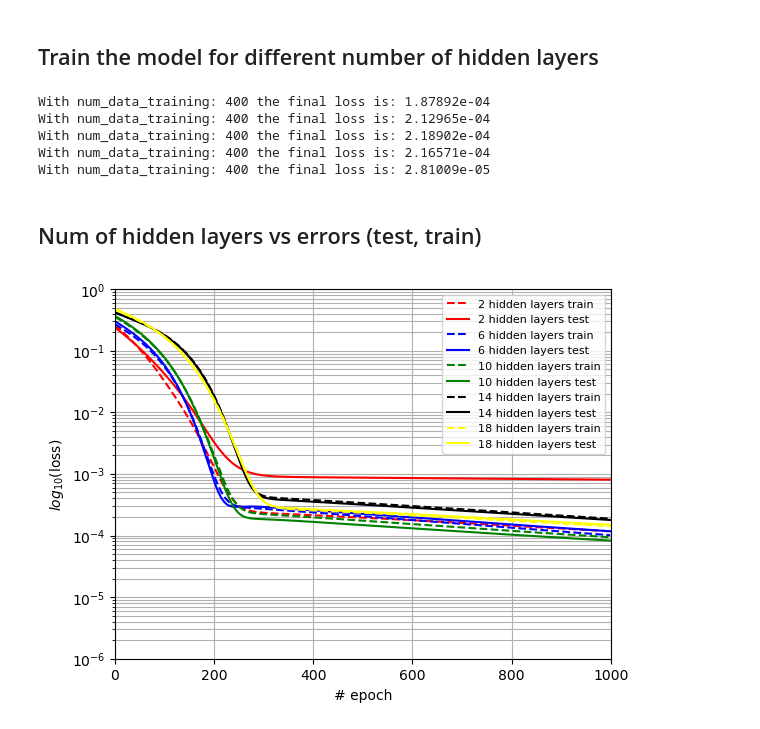
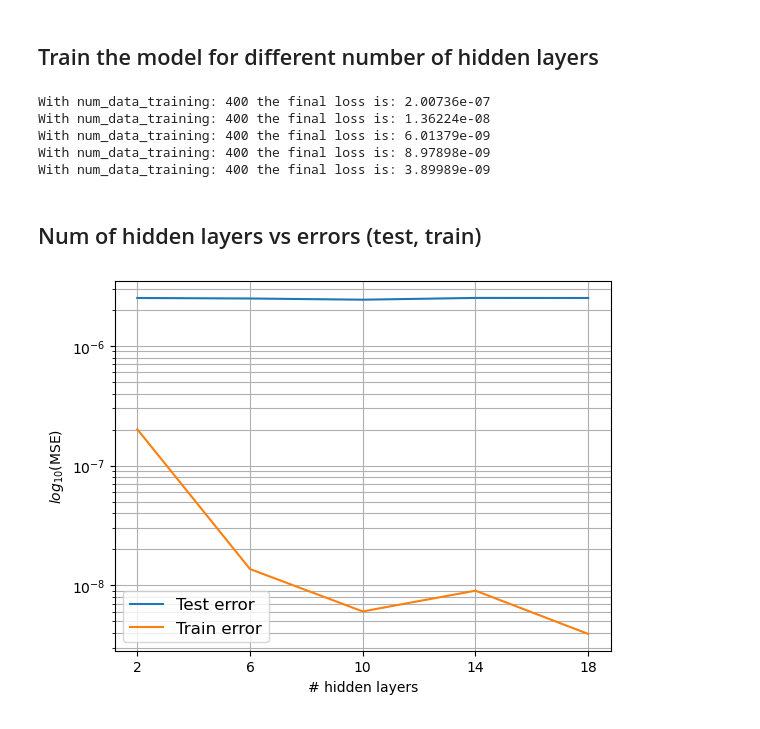
Before and after one commit to mvanzulli/Heat_Transfer_PINN, a Jupyter notebook: playground/Surrogate.ipynb, the cells around one changed output. Cells and saved outputs as stored; diff of their text form; code cells hidden in the pictures.

```diff
--- a/playground/Surrogate.ipynb
+++ b/playground/Surrogate.ipynb
@@ -477,5 +453,13 @@ plt.show()
 # %% [markdown]
 ## Train the model for different number of  $\theta$ data training
+# %%
+# model hyper-params
+num_epochs = 8000
+num_of_neurons = 32
+num_of_hidden_layers = 2
+
+# range for number of data training
+nun_data_training = range(10,400,10)
 # %%
 # Paramters to select
 normalization_bool = True
@@ -613,43 +580,35 @@ generate_gif = False
 num_data_training = 400
 
 # result arrays to be filled
-loss_train_layers = np.zeros((len(num_hidden_layers_range),num_epochs))
-loss_test_layers = np.zeros_like(loss_train_layers)
+testing_error = np.zeros(len(num_hidden_layers_range))
+elapsed_time = np.zeros_like(testing_error)
+loss_layers = np.zeros((len(num_hidden_layers_range),num_epochs))
+nets = []
 
 for i,num_hidden_layers in enumerate(num_hidden_layers_range):
-    loss_train_layers[i,:], loss_test_layers[i], _, _ = train_test_model(
+    loss_layers[i,:], testing_error[i], elapsed_time[i], net = train_test_model(
         num_data_training, num_of_neurons, num_hidden_layers, num_epochs,
         X_train, Y_train, X_test, Y_test, device, generate_gif, normalize_bool)
+    nets.append(net)
 # %% [output]
-With num_data_training: 400 the final loss is: 1.87892e-04
-With num_data_training: 400 the final loss is: 2.12965e-04
-With num_data_training: 400 the final loss is: 2.18902e-04
-With num_data_training: 400 the final loss is: 2.16571e-04
-With num_data_training: 400 the final loss is: 2.81009e-05
+With num_data_training: 400 the final loss is: 2.00736e-07
+With num_data_training: 400 the final loss is: 1.36224e-08
+With num_data_training: 400 the final loss is: 6.01379e-09
+With num_data_training: 400 the final loss is: 8.97898e-09
+With num_data_training: 400 the final loss is: 3.89989e-09
 # %% [markdown]
 ## Num of hidden layers vs errors (test, train)
 # %%
-num_data_plot = 5
-# pick unique num data point
-num_hidden_layers_range_plot = np.array([2 , 6, 10, 14, 18])
-
-#plot train and test error vs num epochs
-plt.cla()
-for i, num_data_training_plot_case in enumerate(num_hidden_layers_range_plot):
-    index_ndata = np.where(num_hidden_layers_range == num_data_training_plot_case)
-    label_train = "{} hidden layers train".format(num_data_training_plot_case)
-    label_test = "{} hidden layers test".format(num_data_training_plot_case)
-    plt.plot(range(num_epochs), loss_train[index_ndata[0][0],:], label=label_train, linestyle='--', color = colors[i] )
-    plt.plot(range(num_epochs), loss_test[index_ndata[0][0],:], label=label_test, linestyle='-', color = colors[i])
-
-plt.legend(loc='best', prop={'size': 8})
-plt.xlabel('# epoch')
+plt.plot(num_hidden_layers_range, testing_error, label="Test error")
+plt.xticks(num_hidden_layers_range)  # Set label locations.
+mean_loss = [ np.mean(loss_layers[row,-11:-1])  for row in range(loss_layers.shape[0])]
+plt.plot(num_hidden_layers_range, mean_loss, label="Train error")
+plt.legend(loc='best', prop={'size': 12})
+plt.xlabel('# hidden layers')
 plt.yscale('log')
-plt.ylabel(r'$log_{10}$(loss)')
+plt.ylabel(r'$log_{10}$(MSE)')
 plt.grid(True, which="both", ls="-")
-plt.xlim(0, num_epochs)
-plt.ylim(1e-6, 1e0)
-plt.savefig('part1_outputs/figures/loss_vs_nepoch.png')
+plt.savefig('part1_outputs/figures/hiddden_layer_analysis.png')
 plt.show()
 # %% [output]
-[figure, old version]
+[figure, new version]
```
Also changed, not shown: parts of 24 cells of this notebook, 20 other files.
